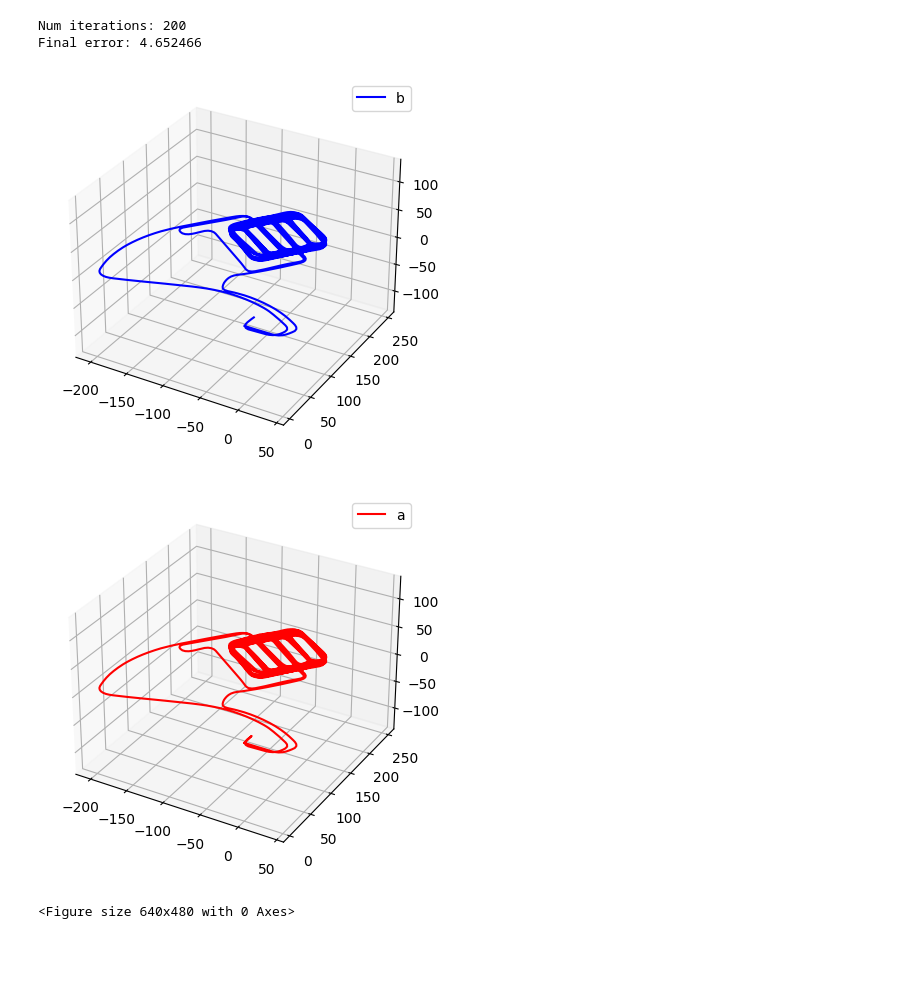
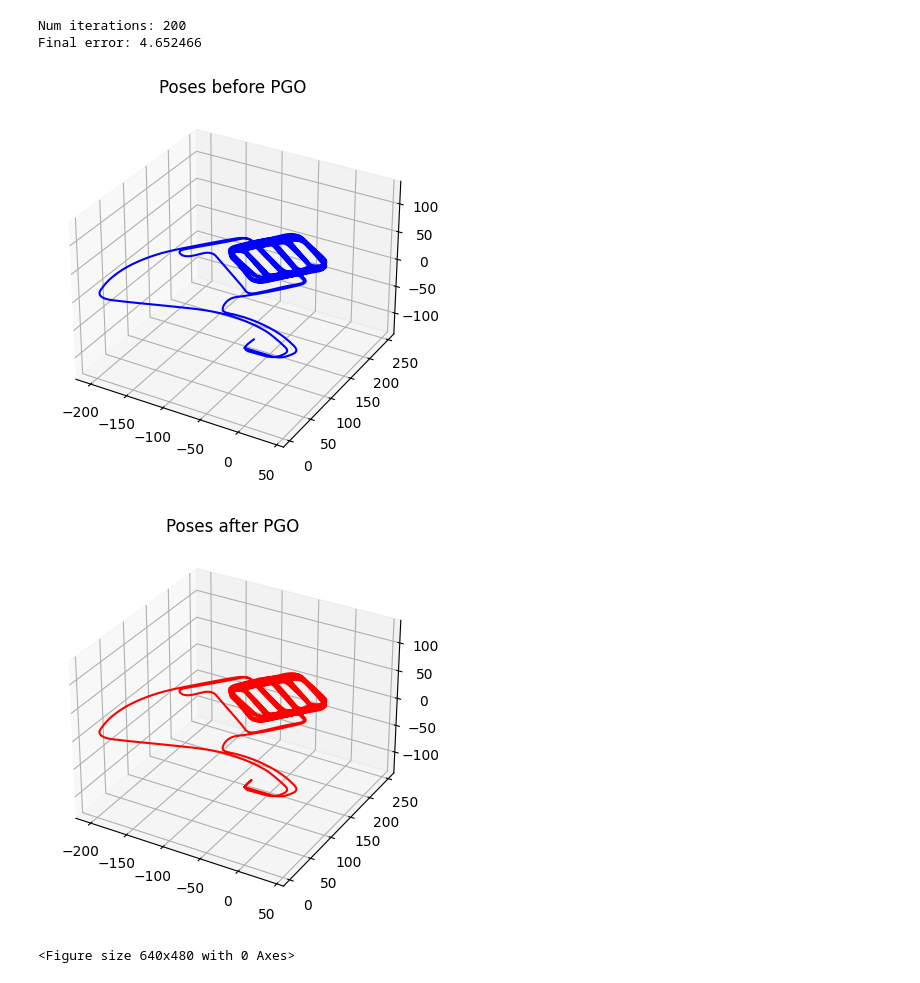
Before and after one commit to VineetTambe/symforce-pgo, a Jupyter notebook: pose_graph_opt/src/sym-pgo.ipynb, the cells around one changed output. Cells and saved outputs as stored; diff of their text form; code cells hidden in the pictures; blank space fills up the shorter version.

Commit message:
refined the plots

```diff
--- a/pose_graph_opt/src/sym-pgo.ipynb
+++ b/pose_graph_opt/src/sym-pgo.ipynb
@@ -267,8 +267,8 @@ def plot_nodes(nodes, ax, color="-r", label=""):
     ax.set_xlim(mid_x - max_range, mid_x + max_range)
     ax.set_ylim(mid_y - max_range, mid_y + max_range)
     ax.set_zlim(mid_z - max_range, mid_z + max_range)
-    ax.plot(x, y, z, color, label=label)
-    ax.legend(str(label))
+    ax.plot(x, y, z, color)
+    # ax.legend(str(label))
 
 def plot_symforce_result(nodes, ax, color="-r", label=""):
     x, y, z = [], [], []
@@ -288,8 +288,8 @@ def plot_symforce_result(nodes, ax, color="-r", label=""):
     ax.set_xlim(mid_x - max_range, mid_x + max_range)
     ax.set_ylim(mid_y - max_range, mid_y + max_range)
     ax.set_zlim(mid_z - max_range, mid_z + max_range)
-    ax.plot(x, y, z, color, label=label)
-    ax.legend(str(label))
+    ax.plot(x, y, z, color)
+    # ax.legend(str(label))
 # %%
 initial_values, ini_num_nodes = build_values(
     "/home/vrex/symForce/symforce_ws/pose_graph_opt/data/parking-garage.g2o"
@@ -297,21 +297,23 @@ initial_values, ini_num_nodes = build_values(
 # %%
 est_traj_fig = plt.figure()
 ax = est_traj_fig.add_subplot(111, projection="3d")
-plt.cla()
+# plt.cla()
+plt.title("Poses before PGO")
 plot_nodes(initial_values["nodes"], ax, color="-b", label=str("before"))
 # plot_symforce_result(result.optimized_values["nodes"], ax, label="after")
 plt.show()
 # %% [output]
-[figure, old version]
+[figure, new version]
 # %%
 est_traj_fig = plt.figure()
 ax = est_traj_fig.add_subplot(111, projection="3d")
-plt.cla()
+# plt.cla()
 # plot_nodes(initial_values["nodes"], ax, color="-b", label="before")
+plt.title("Poses after PGO")
 plot_symforce_result(result.optimized_values["nodes"], ax, label="after")
 plt.show()
 # %% [output]
-[figure, old version]
+[figure, new version]
 # %%
 def plot_correction_applied(ini_nodes, final_nodes, ax, color="-r", label=""):
     x_ini, y_ini, z_ini = [], [], []
```
Also changed, not shown: parts of 1 cell of this notebook.
